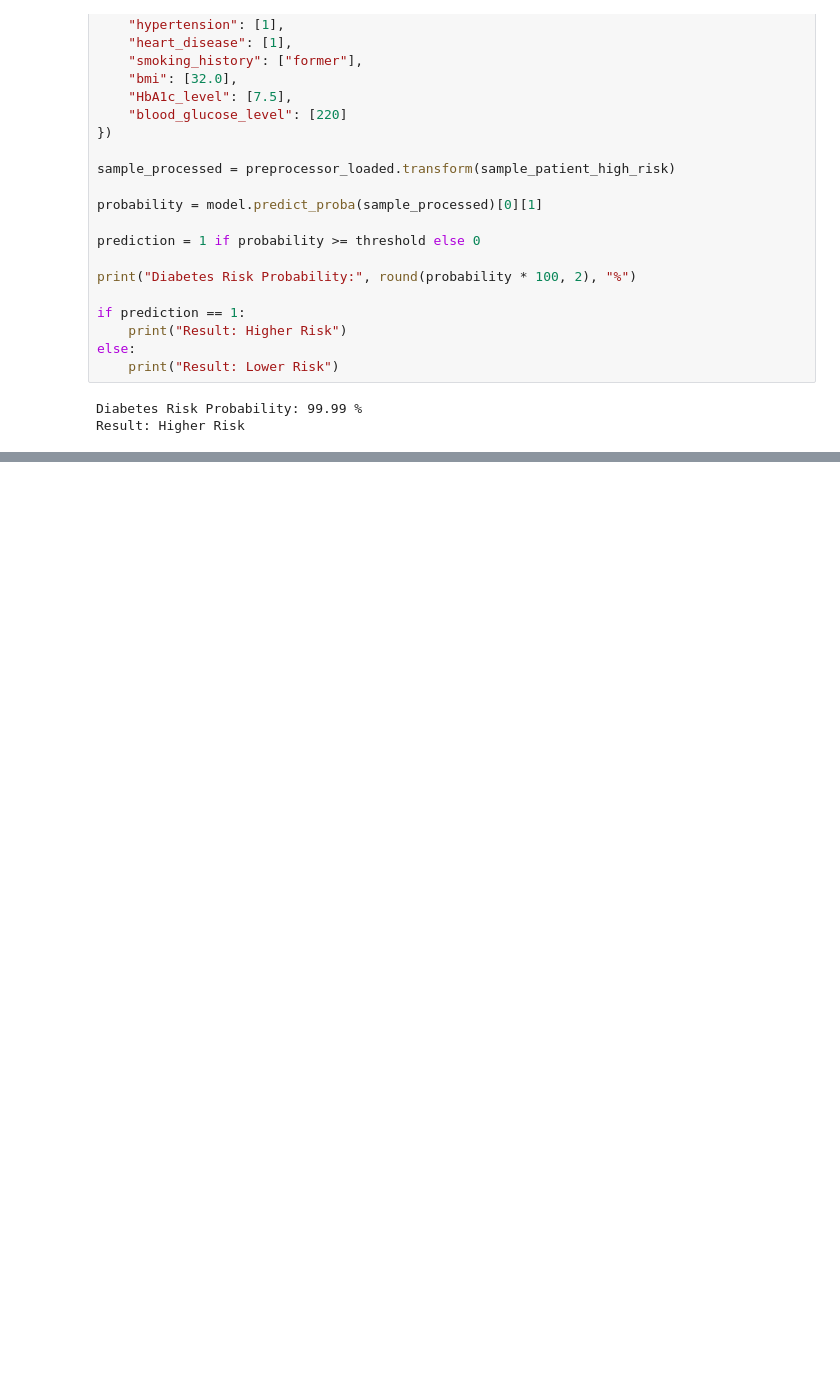
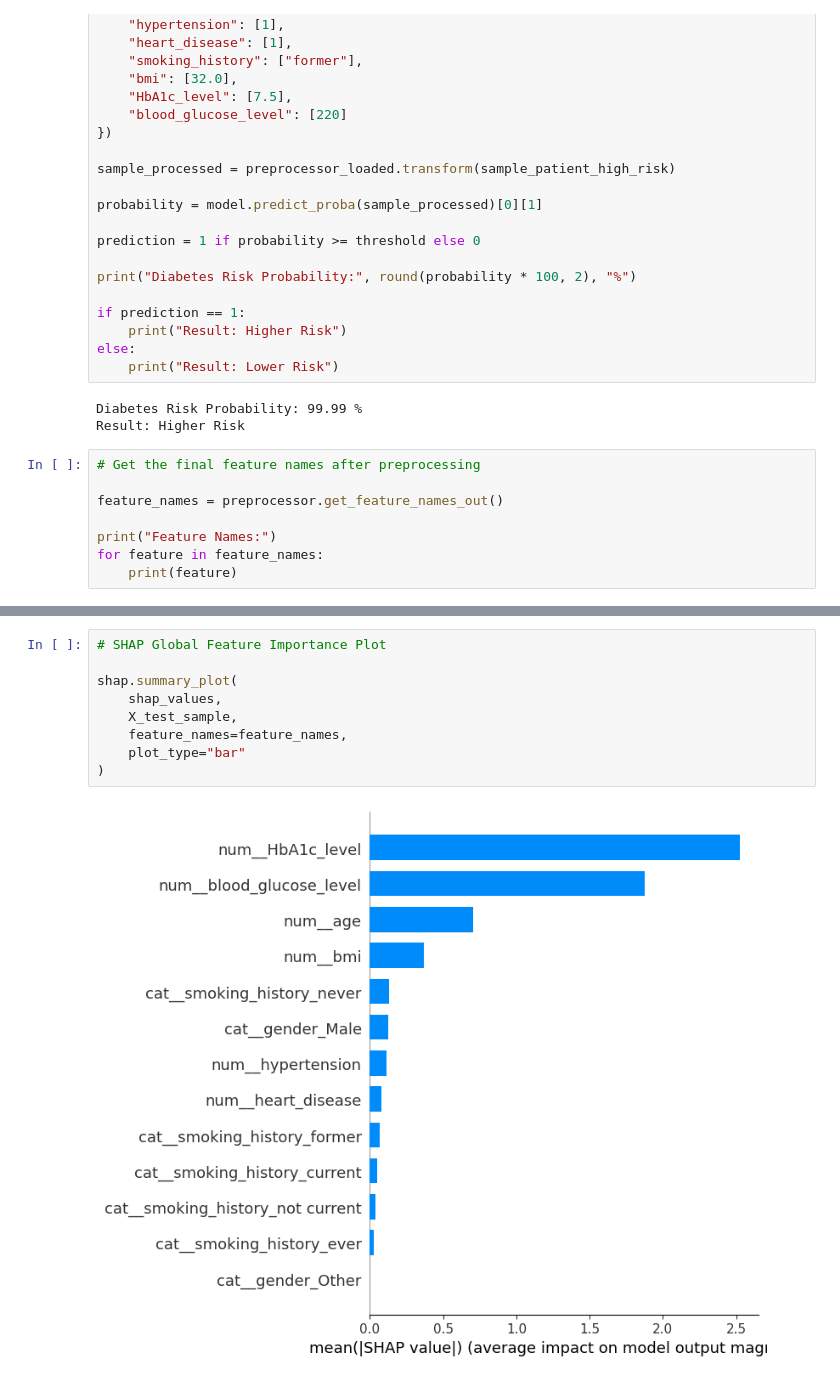
Before and after one commit to AkshayaNemalipuri/Capstone_MedIntel, a Jupyter notebook: MedIntel_AI_Model_Development.ipynb, the cells around one changed output, grey strips where cells are left out. Cells and saved outputs as stored; diff of their text form; blank space fills up the shorter version.

```diff
--- a/MedIntel_AI_Model_Development.ipynb
+++ b/MedIntel_AI_Model_Development.ipynb
@@ -746,3 +748,11 @@ else:
 # %% [output]
 Diabetes Risk Probability: 99.99 %
 Result: Higher Risk
+# %%
+# Get the final feature names after preprocessing
+
+feature_names = preprocessor.get_feature_names_out()
+
+print("Feature Names:")
+for feature in feature_names:
+    print(feature)
@@ -748,0 +854,11 @@ Result: Higher Risk
+# %%
+# SHAP Global Feature Importance Plot
+
+shap.summary_plot(
+    shap_values,
+    X_test_sample,
+    feature_names=feature_names,
+    plot_type="bar"
+)
+# %% [output]
+[figure, added]
```
Also changed, not shown: parts of 14 cells of this notebook.
